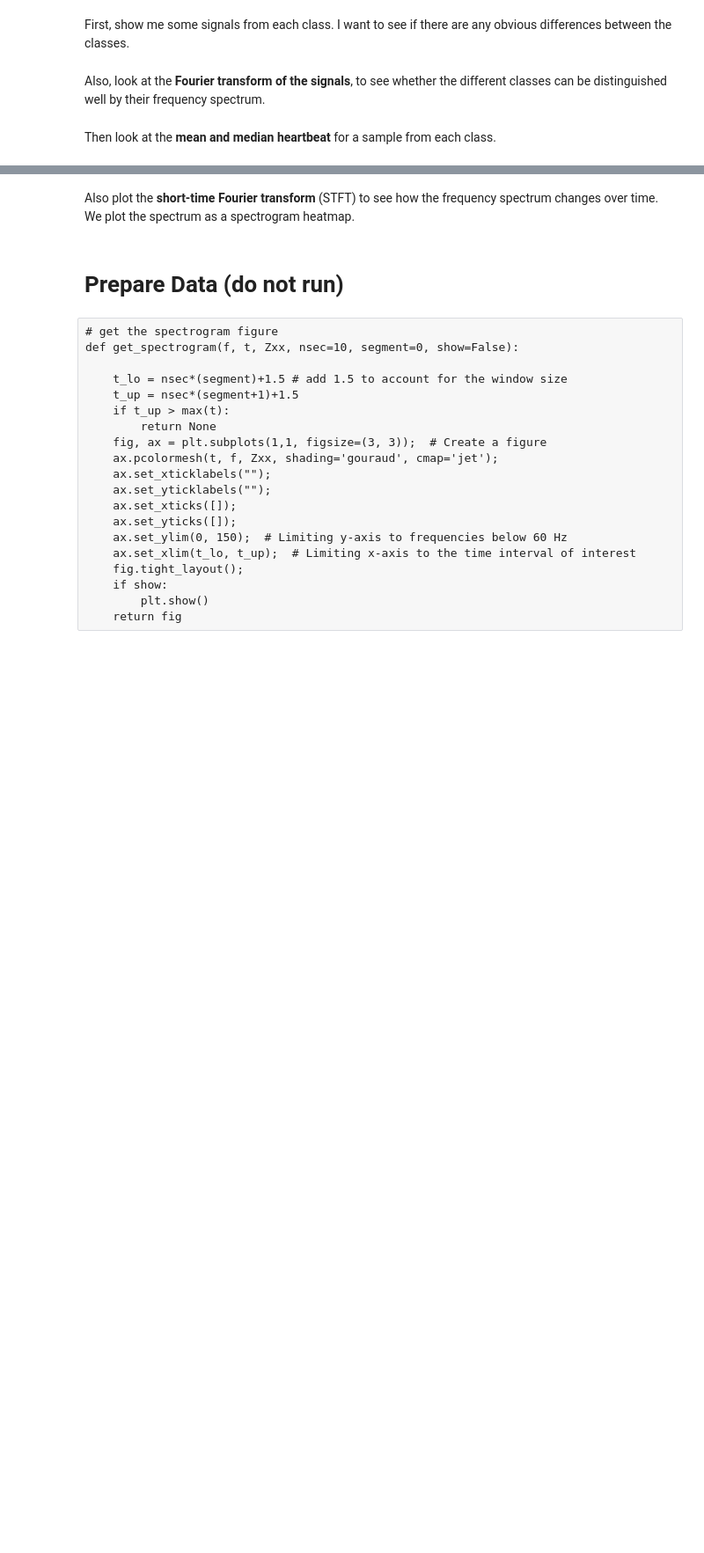
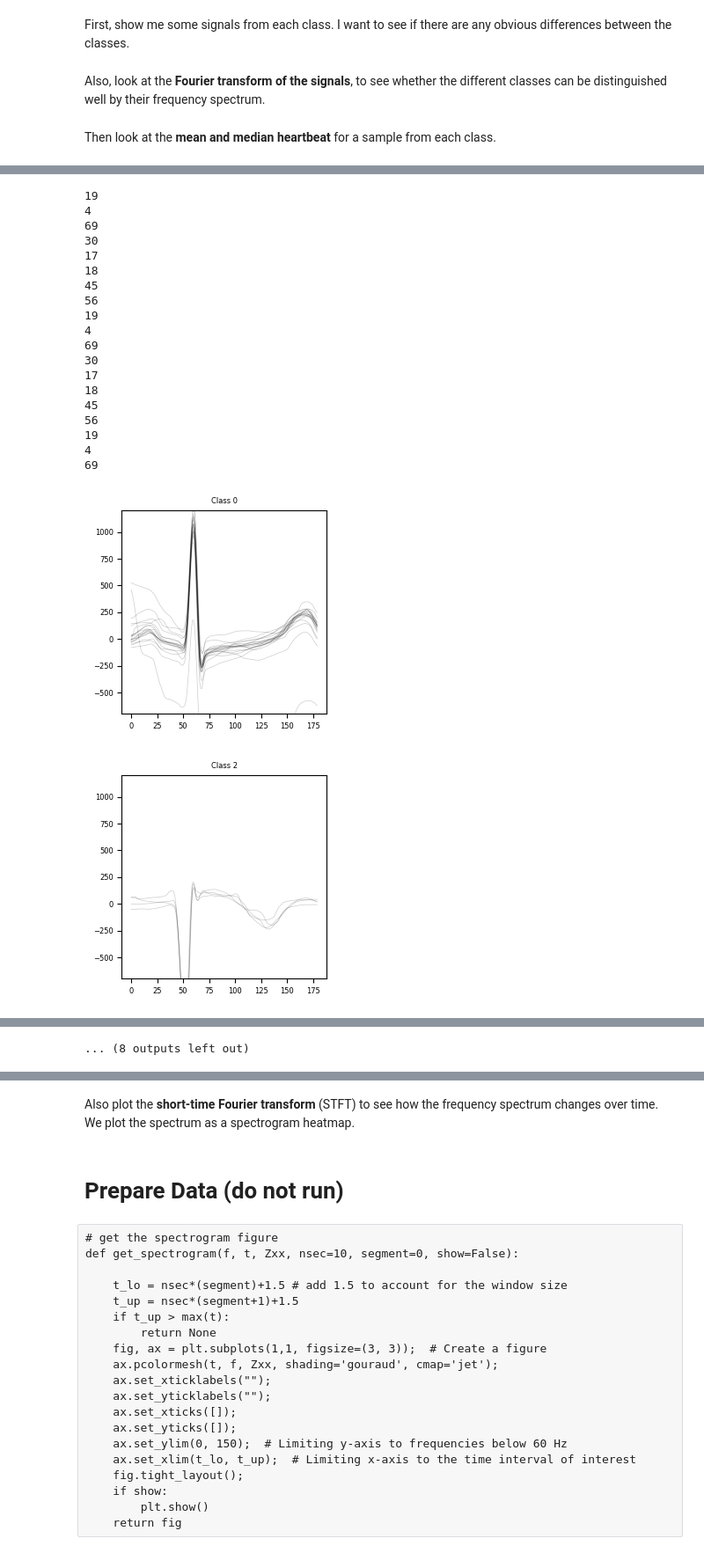
Before and after one commit to FredHB/aml_2023, a Jupyter notebook: project_2/src/biosppy_explore.ipynb, the cells around one changed output, grey strips where cells are left out. Shown at 88% size. Drawn from its saved outputs; the diff is of its cells as text; code cells hidden in the pictures; blank space fills up the shorter version.

```diff
--- a/project_2/src/biosppy_explore.ipynb
+++ b/project_2/src/biosppy_explore.ipynb
@@ -211,0 +273,41 @@ plt.show()
+# %%
+plt.rcParams['lines.linewidth'] = 1
+labels_array = labels['y'].to_numpy()
+
+for id in nobeats:
+    fig, ax = plt.subplots(1,1, figsize=(3, 3));  # Create a figure
+    ax.set_ylim([-700, 1200])
+
+    measurements = data.loc[i].dropna().to_numpy(dtype='float32')
+    r_peaks = ecg.engzee_segmenter(measurements, 300)['rpeaks']
+    beats = ecg.extract_heartbeats(measurements, r_peaks, 300)['templates']
+    print(len(beats))
+    for i in range(beats.shape[0]):
+        ax.plot(range(beats[i, :].shape[0]), beats[i, :], label='HeartBeats', color="#000000", linewidth=0.5, alpha=0.2)
+
+    ax.set_title("Class {}".format(labels_array[id]))
+
+plt.tight_layout()
+plt.show()
+# %% [output]
+19
+4
+69
+30
+17
+18
+45
+56
+19
+4
+69
+30
+17
+18
+45
+56
+19
+4
+69
+[figure, added]
+[figure, added]
@@ -211,0 +323 @@ plt.show()
+... (8 outputs left out)
```
Also changed, not shown: parts of 6 cells of this notebook, 5 other files.
